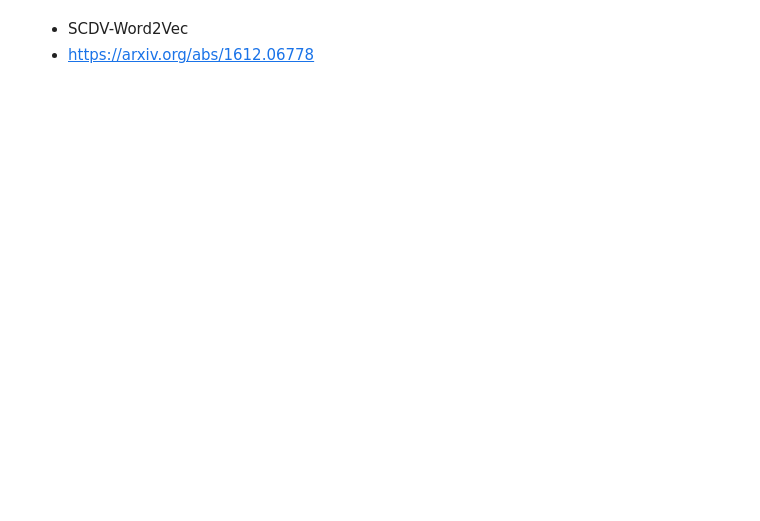
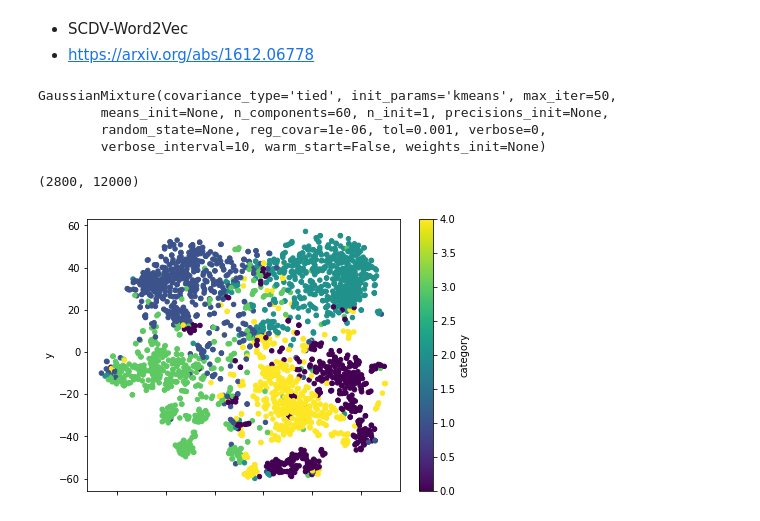
Before and after one commit to Gin04gh/datascience, a Jupyter notebook: news_corpus/scdv.ipynb, the cells around one changed output. Saved outputs shown, nothing was run; the diff lists cells and outputs as text; code cells hidden in the pictures; blank space fills up the shorter version.

Commit message:
update scdv

```diff
--- a/news_corpus/scdv.ipynb
+++ b/news_corpus/scdv.ipynb
@@ -135,3 +156,17 @@ plt.show()
 # %% [markdown]
 * SCDV-Word2Vec
 * https://arxiv.org/abs/1612.06778
+# %%
+word_vectors = word2vecs.wv.vectors
+clusters_num = 60
+gmm = mixture.GaussianMixture(n_components=clusters_num, covariance_type='tied', max_iter=50)
+gmm.fit(word_vectors)
+# %% [output]
+GaussianMixture(covariance_type='tied', init_params='kmeans', max_iter=50,
+        means_init=None, n_components=60, n_init=1, precisions_init=None,
+        random_state=None, reg_covar=1e-06, tol=0.001, verbose=0,
+        verbose_interval=10, warm_start=False, weights_init=None)
+# %%
+idf_dic = dict(zip(tfidf_vectorizer.get_feature_names(), tfidf_vectorizer._tfidf.idf_))
+assign_dic = dict(zip(word2vecs.wv.index2word, gmm.predict(word_vectors)))
+soft_assign_dic = dict(zip(word2vecs.wv.index2word, gmm.predict_proba(word_vectors)))
@@ -137,0 +182,42 @@ plt.show()
+# %%
+scdvs = np.zeros((len(train.data), clusters_num*features_num), dtype=np.float32)
+
+a_min = 0
+a_max = 0
+
+for i, text in enumerate(train.data):
+    tmp = np.zeros(clusters_num*features_num, dtype=np.float32)
+    words = analyzer(text)
+    for word in words:
+        if word in word_topic_vecs:
+            tmp += word_topic_vecs[word]
+    norm = np.sqrt(np.sum(tmp**2))
+    if norm > 0:
+        tmp /= norm
+    a_min += min(tmp)
+    a_max += max(tmp)
+    scdvs[i] = tmp
+
+p = 0.04
+a_min = a_min*1.0 / len(train.data)
+a_max = a_max*1.0 / len(train.data)
+thres = (abs(a_min)+abs(a_max)) / 2
+thres *= p
+
+scdvs[abs(scdvs) < thres] = 0
+scdvs.shape
+# %% [output]
+(2800, 12000)
+# %%
+tsne_scdv = manifold.TSNE(n_components=2).fit_transform(scdvs)
+# %%
+df_tsne_scdv = pd.DataFrame({
+    'x': tsne_scdv[:, 0],
+    'y': tsne_scdv[:, 1],
+    'category': train.target,
+})
+# %%
+df_tsne_scdv.plot.scatter(x='x', y='y', c='category', colormap='viridis', figsize=(7, 5), s=20)
+plt.show()
+# %% [output]
+[figure, added]
```
Also changed, not shown: parts of 7 cells of this notebook.
